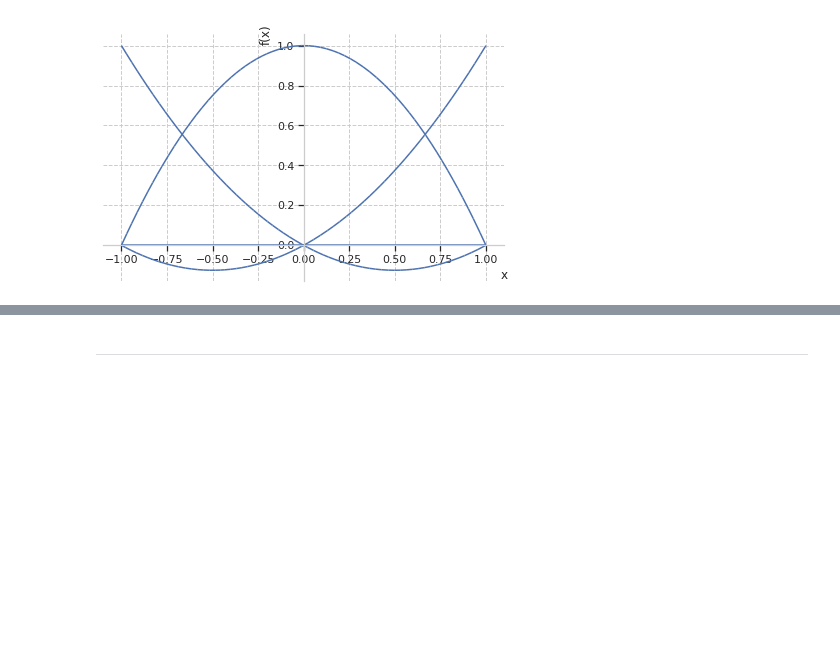
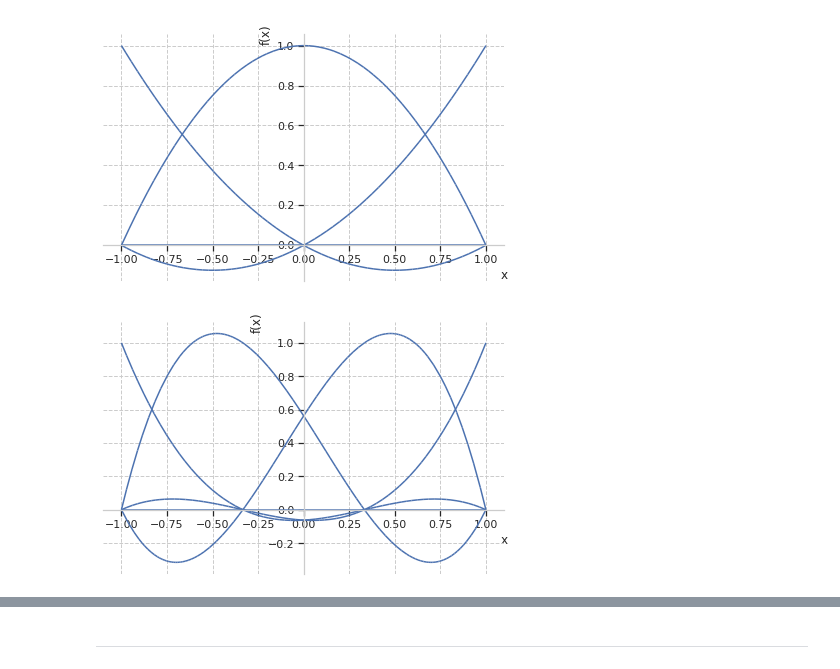
Before and after one commit to iampramodyadav/FEA, a Jupyter notebook: FEA_1D_Element.ipynb, the cells around one changed output, grey strips where cells are left out. Cells and saved outputs as stored; diff of their text form; code cells hidden in the pictures; blank space fills up the shorter version.

```diff
--- a/FEA_1D_Element.ipynb
+++ b/FEA_1D_Element.ipynb
@@ -40,13 +40,13 @@ import numpy as np
 # %%
 z=Symbol('z')
 # %%
-def SHAPE(p):
+def Shape(p):
   '''
   =====================================================
-  SHAPE(p)
+  Shape(p)
   p:  order (p) of approximation
   z:  value of natural coordinate
-  This function return shape funtions values at given p
+  This function return Shape funtions values at given p
   =====================================================
   '''
   z=Symbol('z')
@@ -119,9 +119,9 @@ Derivative of shape function:
  [-1.6875*z**2 + 1.125*z + 0.0625000000000001, 5.0625*z**2 - 1.125*z - 1.6875, -5.0625*z**2 - 1.125*z + 1.6875, 1.6875*z**2 + 1.125*z - 0.0624999999999999]
 # %%
-f=SHAPE(3)
+f=Shape(3)
 print('Shape funtion:\n',f ,'\n')
 
-print('Simplified shape funtion:\n',[simplify(f1) for f1 in f])
+print('Simplified Shape funtion:\n',[simplify(f1) for f1 in f])
 # %% [output]
 Shape funtion:
  [(0.25 - 0.75*z)*(0.5 - 0.5*z)*(-1.5*z - 0.5), (0.5 - 1.5*z)*(0.75 - 0.75*z)*(1.5*z + 1.5), (1.5 - 1.5*z)*(0.75*z + 0.75)*(1.5*z + 0.5), (0.5*z + 0.5)*(0.75*z + 0.25)*(1.5*z - 0.5)]
@@ -145,21 +145,21 @@ $\displaystyle - 1.6875 z^{2} + 1.125 z + 0.0625000000000001$
 # %%
 import seaborn as sns
 # %%
-def plotSHAPE(p):
+def plotShape(p):
   '''
   =====================================================
-  plotSHAPE(p)
+  plotShape(p)
 
   p: order (p) of approximation
   z:value of natural coordinate
-  This function return plot of shape funtions (Natural Coordinate)
+  This function return plot of Shape funtions (Natural Coordinate)
   =====================================================
   '''
   sns.set()
   sns.set_style("whitegrid", {'grid.linestyle': '--'})
 
   z=Symbol('z')
-  f=SHAPE(p)
+  f=Shape(p)
   p1=plot(0,(z,-1,1),show=False)
   for i in f:
     p2=plot(i,(z,-1,1),show=False)
@@ -185,5 +185,7 @@ plotSHAPE(2)
 # %% [output]
 [figure]
 # %%
-plotSHAPE(3)
+plotShape(3)
+# %% [output]
+[figure, added]
 # %%
```
Also changed, not shown: parts of 28 cells of this notebook.
